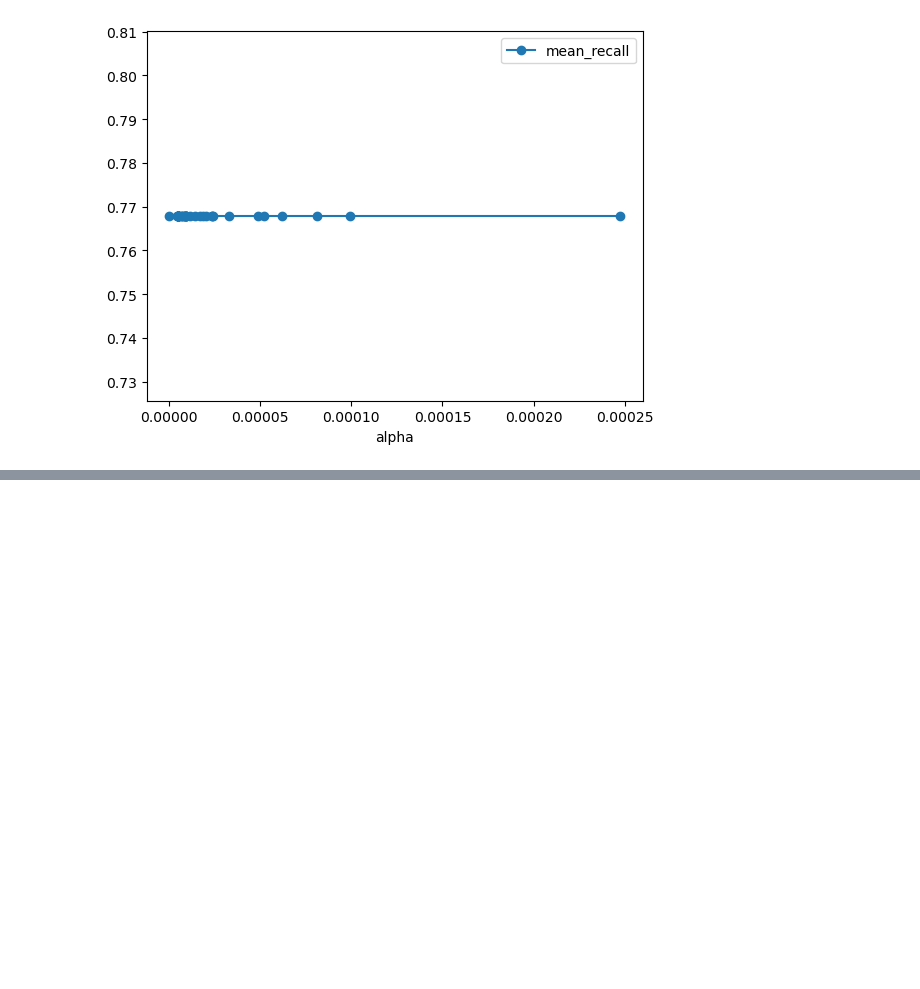
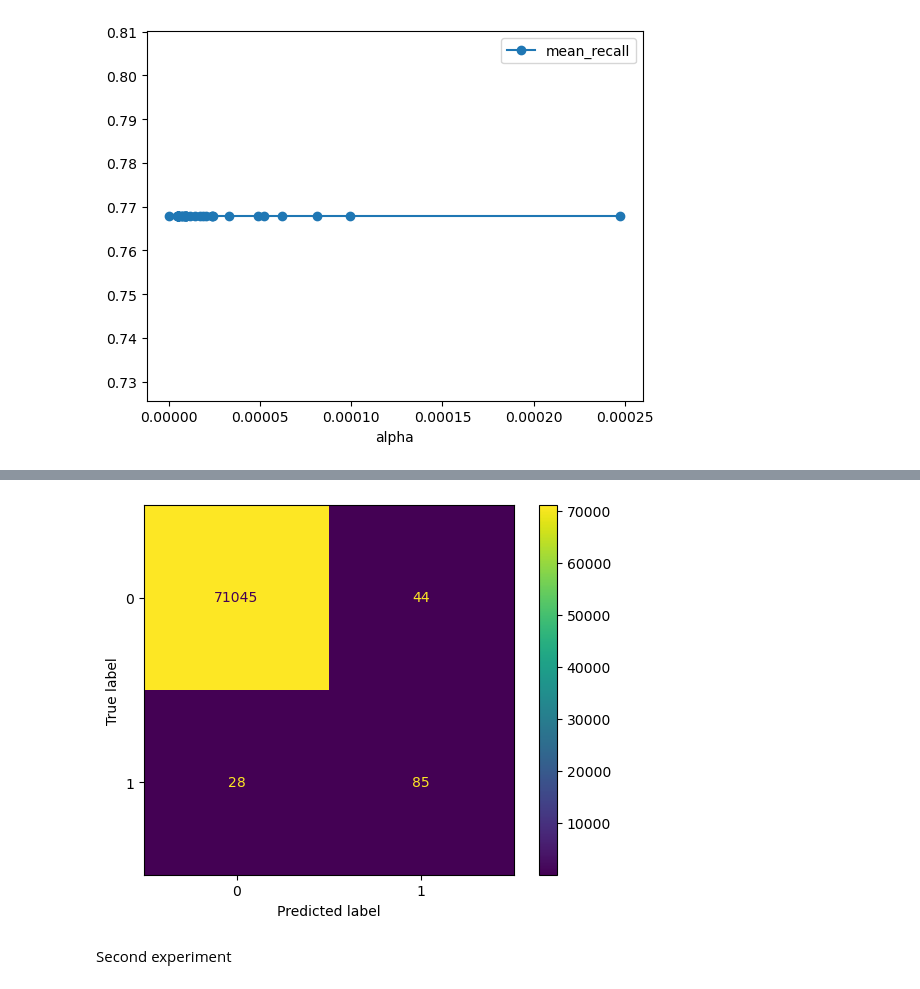
Before and after one commit to heereenveen/Kaggle, a Jupyter notebook: Credit Card Fraud Detection/ccfd.ipynb, the cells around one changed output, grey strips where cells are left out. Drawn from its saved outputs; the diff is of its cells as text; code cells hidden in the pictures; blank space fills up the shorter version.

```diff
--- a/Credit Card Fraud Detection/ccfd.ipynb
+++ b/Credit Card Fraud Detection/ccfd.ipynb
@@ -261,0 +285,6 @@ alpha_results.plot(x='alpha',
+# %%
+class_weights = compute_class_weight(class_weight="balanced", classes=np.unique(y), y=y)
+class_weights = dict(zip(np.unique(y), class_weights.flatten()))
+# %%
+X = new_df.drop(labels=['Class'], axis=1)
+X.head()
@@ -261,0 +299,11 @@ alpha_results.plot(x='alpha',
+# %%
+from sklearn.tree import DecisionTreeClassifier
+from sklearn.model_selection import train_test_split
+from sklearn.metrics import classification_report
+
+new_dtc = DecisionTreeClassifier(random_state=42, class_weight=class_weights)
+# %%
+X_train, X_test, y_train, y_test = train_test_split(X, y, random_state=42)
+new_dtc.fit(X_train, y_train)
+predicts = new_dtc.predict(X_test)
+print(classification_report(y_test, predicts))
@@ -261,0 +319,13 @@ alpha_results.plot(x='alpha',
+# %%
+from sklearn.metrics import confusion_matrix
+from sklearn.metrics import ConfusionMatrixDisplay
+import matplotlib.pyplot as plt
+
+cm = confusion_matrix(y_test, predicts, labels=new_dtc.classes_)
+disp = ConfusionMatrixDisplay(confusion_matrix=cm, display_labels=new_dtc.classes_)
+disp.plot()
+plt.show()
+# %% [output]
+[figure, added]
+# %% [markdown]
+Second experiment
```
Also changed, not shown: parts of 27 cells of this notebook.
